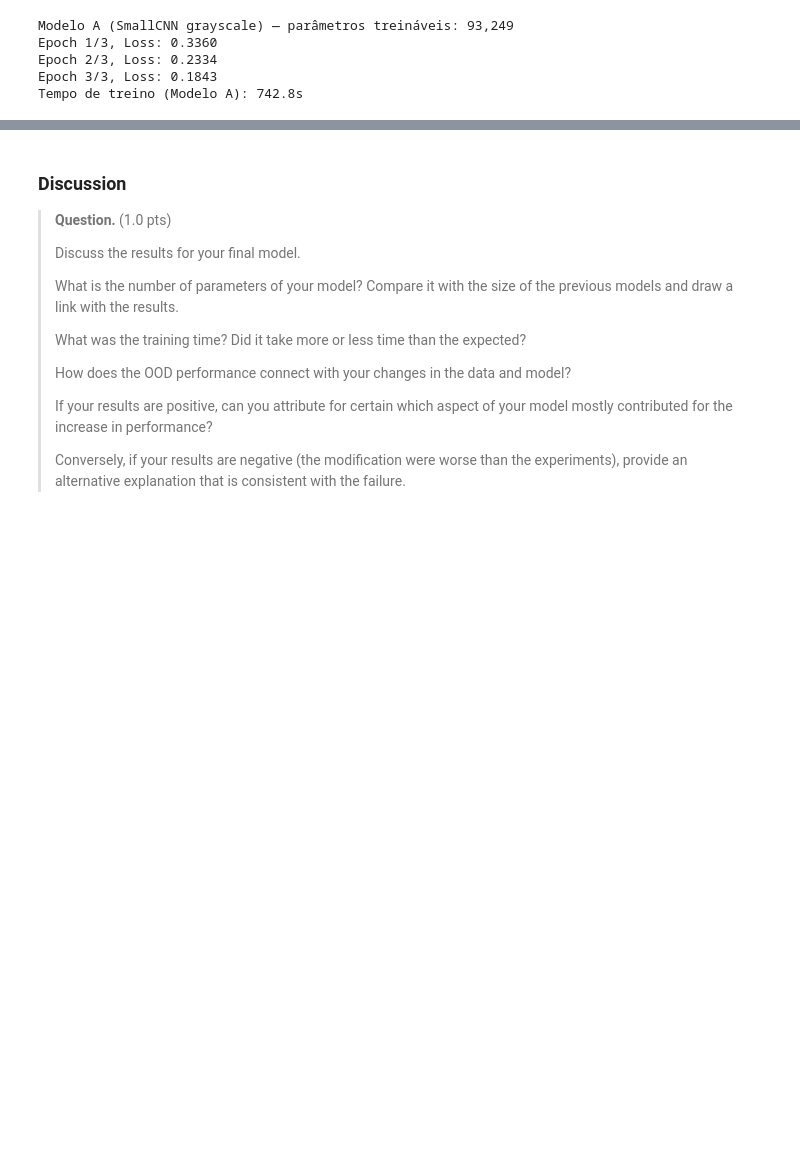
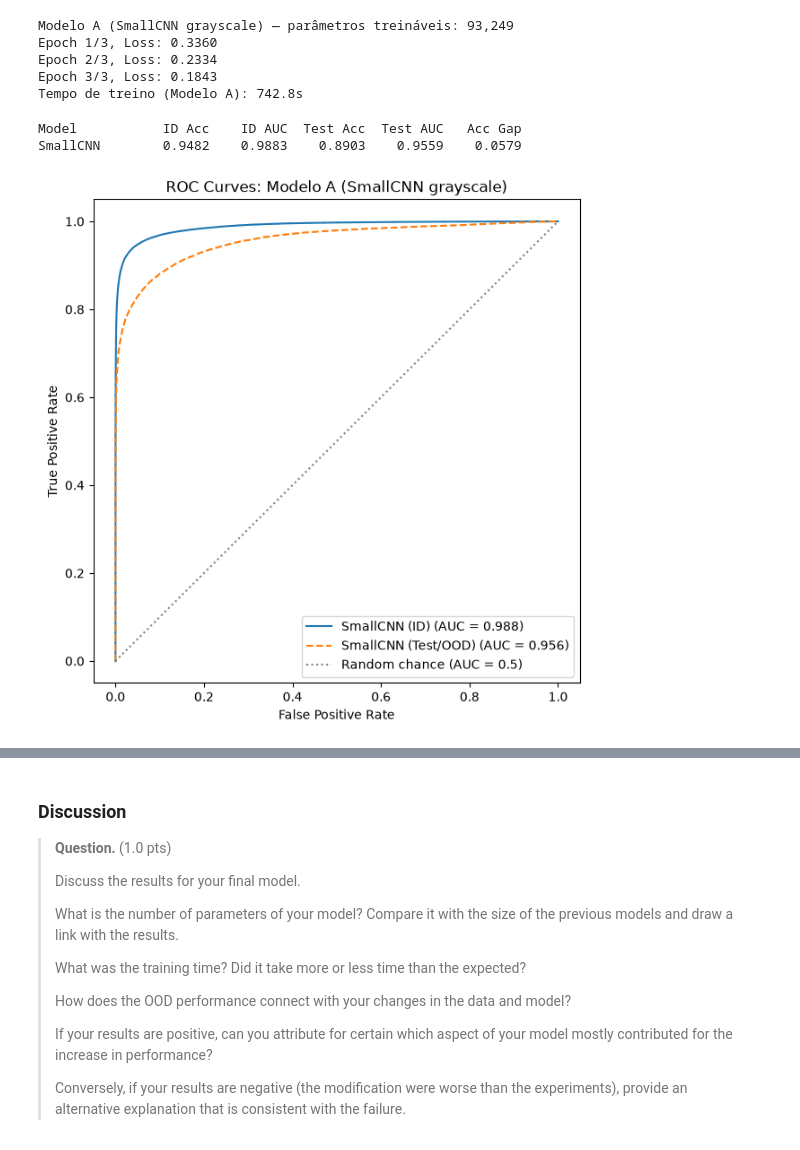
Before and after one commit to mariagabi-lustosa/Tarefa3_MC886, a Jupyter notebook: mc886_1s2026_assignment_3.ipynb, the cells around one changed output, grey strips where cells are left out. Drawn from its saved outputs; the diff is of its cells as text; code cells hidden in the pictures; blank space fills up the shorter version.

Commit message:
Add roc curve and confusion matrices

```diff
--- a/mc886_1s2026_assignment_3.ipynb
+++ b/mc886_1s2026_assignment_3.ipynb
@@ -1258,3 +1258,33 @@ Epoch 1/3, Loss: 0.3360
 Epoch 2/3, Loss: 0.2334
 Epoch 3/3, Loss: 0.1843
 Tempo de treino (Modelo A): 742.8s
+# %%
+final_train_loader_eval = DataLoader(final_train_data, batch_size=128, shuffle=False, num_workers=4)
+cnn_id_metrics_a = evaluate_model(final_cnn, final_train_loader_eval)
+cnn_test_metrics_a = evaluate_model(final_cnn, test_loader)
+
+print(f"{'Model':<12}{'ID Acc':>10}{'ID AUC':>10}{'Test Acc':>10}{'Test AUC':>10}{'Acc Gap':>10}")
+gap = cnn_id_metrics_a["accuracy"] - cnn_test_metrics_a["accuracy"]
+print(f"{'SmallCNN':<12}{cnn_id_metrics_a['accuracy']:>10.4f}{cnn_id_metrics_a['auc_roc']:>10.4f}{cnn_test_metrics_a['accuracy']:>10.4f}{cnn_test_metrics_a['auc_roc']:>10.4f}{gap:>10.4f}")
+
+fig, ax = plt.subplots(figsize=(7, 7))
+roc_inputs = [
+    ("SmallCNN (ID)", cnn_id_metrics_a, "-"),
+    ("SmallCNN (Test/OOD)", cnn_test_metrics_a, "--"),
+]
+
+for name, metrics, linestyle in roc_inputs:
+    fpr, tpr, _ = roc_curve(metrics["labels"], metrics["probs"])
+    ax.plot(fpr, tpr, linestyle=linestyle, label=f"{name} (AUC = {metrics['auc_roc']:.3f})")
+
+ax.plot([0, 1], [0, 1], linestyle=":", color="gray", label="Random chance (AUC = 0.5)")
+ax.set_xlabel("False Positive Rate")
+ax.set_ylabel("True Positive Rate")
+ax.set_title("ROC Curves: Modelo A (SmallCNN grayscale)")
+ax.legend()
+
+plt.show()
+# %% [output]
+Model           ID Acc    ID AUC  Test Acc  Test AUC   Acc Gap
+SmallCNN        0.9482    0.9883    0.8903    0.9559    0.0579
+[figure, added]
```
Also changed, not shown: parts of 1 cell of this notebook.
